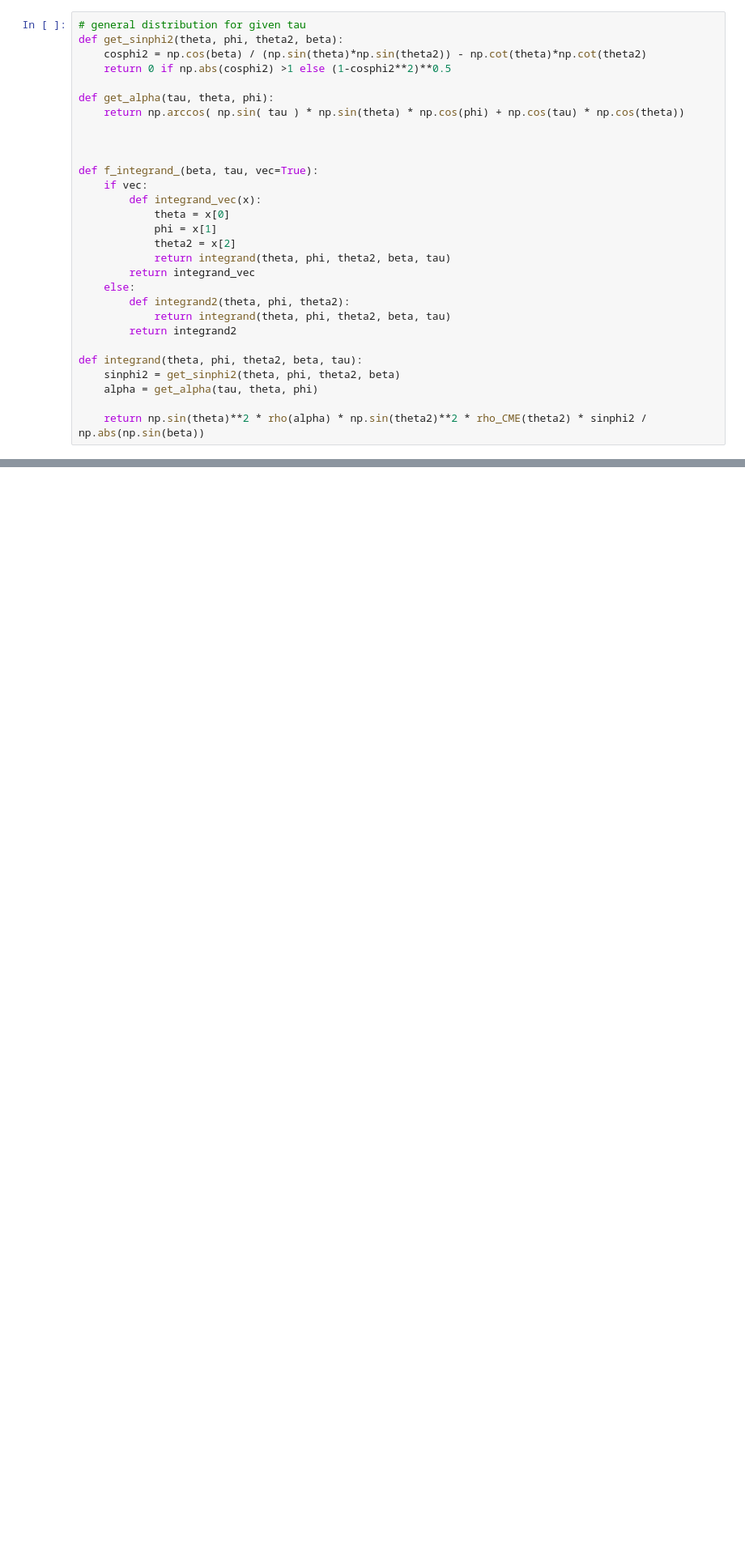
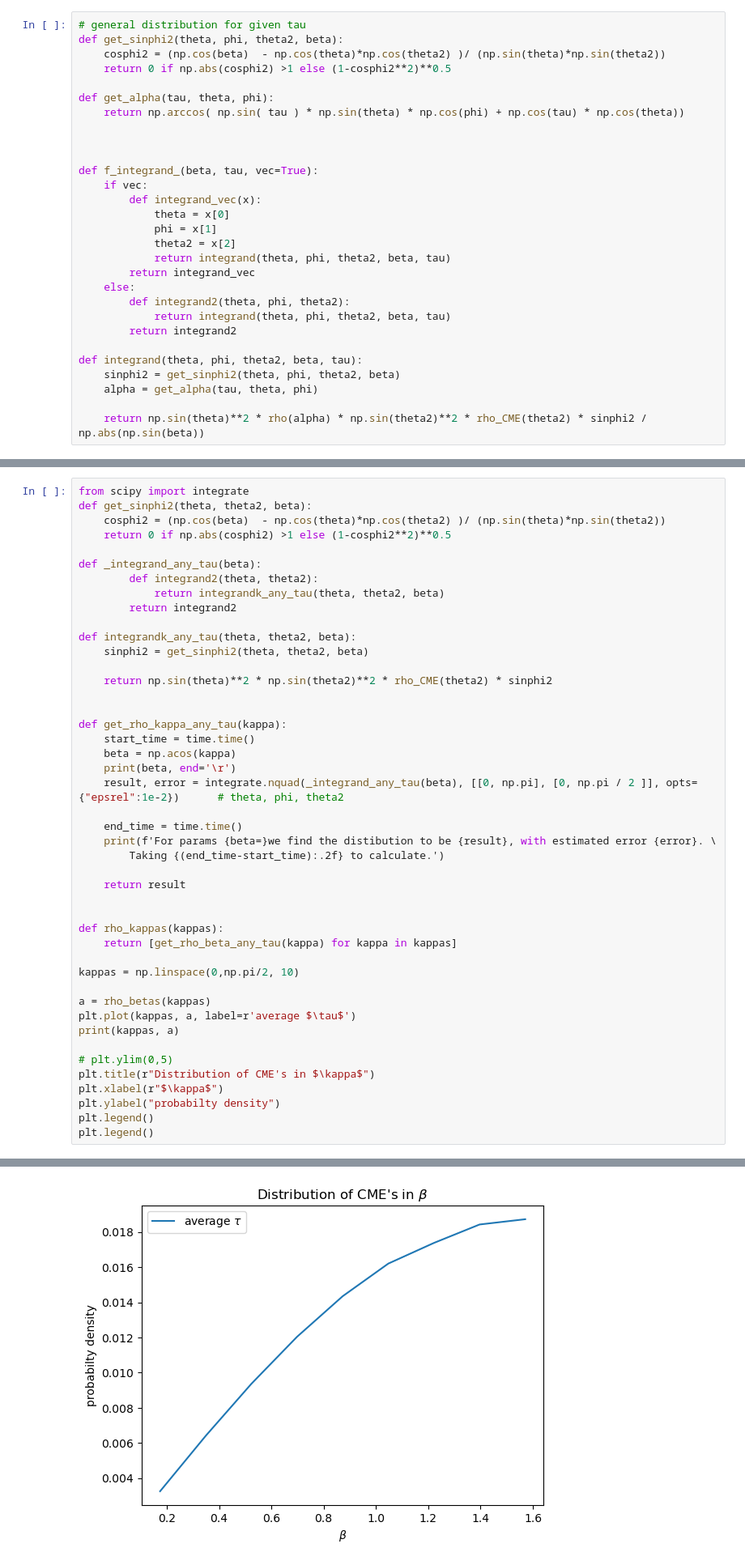
Before and after one commit to demichieldewilde/solar-flares, a Jupyter notebook: data/flare_distr/CME_distr.ipynb, the cells around one changed output, grey strips where cells are left out. Shown at 81% size. Saved outputs shown, nothing was run; the diff lists cells and outputs as text; blank space fills up the shorter version.

```diff
--- a/data/flare_distr/CME_distr.ipynb
+++ b/data/flare_distr/CME_distr.ipynb
@@ -65,7 +69,7 @@ plt.plot(T, rho_CME(T))
 # %%
 # general distribution for given tau
 def get_sinphi2(theta, phi, theta2, beta):
-    cosphi2 = np.cos(beta) / (np.sin(theta)*np.sin(theta2)) - np.cot(theta)*np.cot(theta2)
+    cosphi2 = (np.cos(beta)  - np.cos(theta)*np.cos(theta2) )/ (np.sin(theta)*np.sin(theta2))
     return 0 if np.abs(cosphi2) >1 else (1-cosphi2**2)**0.5
 
 def get_alpha(tau, theta, phi):
@@ -602,0 +356,46 @@ plt.legend()
+# %%
+from scipy import integrate
+def get_sinphi2(theta, theta2, beta):
+    cosphi2 = (np.cos(beta)  - np.cos(theta)*np.cos(theta2) )/ (np.sin(theta)*np.sin(theta2))
+    return 0 if np.abs(cosphi2) >1 else (1-cosphi2**2)**0.5
+
+def _integrand_any_tau(beta):
+        def integrand2(theta, theta2):
+            return integrandk_any_tau(theta, theta2, beta)
+        return integrand2
+
+def integrandk_any_tau(theta, theta2, beta):
+    sinphi2 = get_sinphi2(theta, theta2, beta)
+
+    return np.sin(theta)**2 * np.sin(theta2)**2 * rho_CME(theta2) * sinphi2
+
+
+def get_rho_kappa_any_tau(kappa):
+    start_time = time.time()
+    beta = np.acos(kappa)
+    print(beta, end='\r')
+    result, error = integrate.nquad(_integrand_any_tau(beta), [[0, np.pi], [0, np.pi / 2 ]], opts={"epsrel":1e-2})      # theta, phi, theta2
+
+    end_time = time.time()
+    print(f'For params {beta=}we find the distibution to be {result}, with estimated error {error}. \
+        Taking {(end_time-start_time):.2f} to calculate.')
+
+    return result
+
+
+def rho_kappas(kappas):
+    return [get_rho_beta_any_tau(kappa) for kappa in kappas]
+
+kappas = np.linspace(0,np.pi/2, 10)
+
+a = rho_betas(kappas)
+plt.plot(kappas, a, label=r'average $\tau$')
+print(kappas, a)
+
+# plt.ylim(0,5)
+plt.title(r"Distribution of CME's in $\kappa$")
+plt.xlabel(r"$\kappa$")
+plt.ylabel("probabilty density")
+plt.legend()
+plt.legend()
+# %% [output]
@@ -602,0 +418 @@ plt.legend()
+[figure, added]
```
Also changed, not shown: parts of 14 cells of this notebook, 7 other files.
